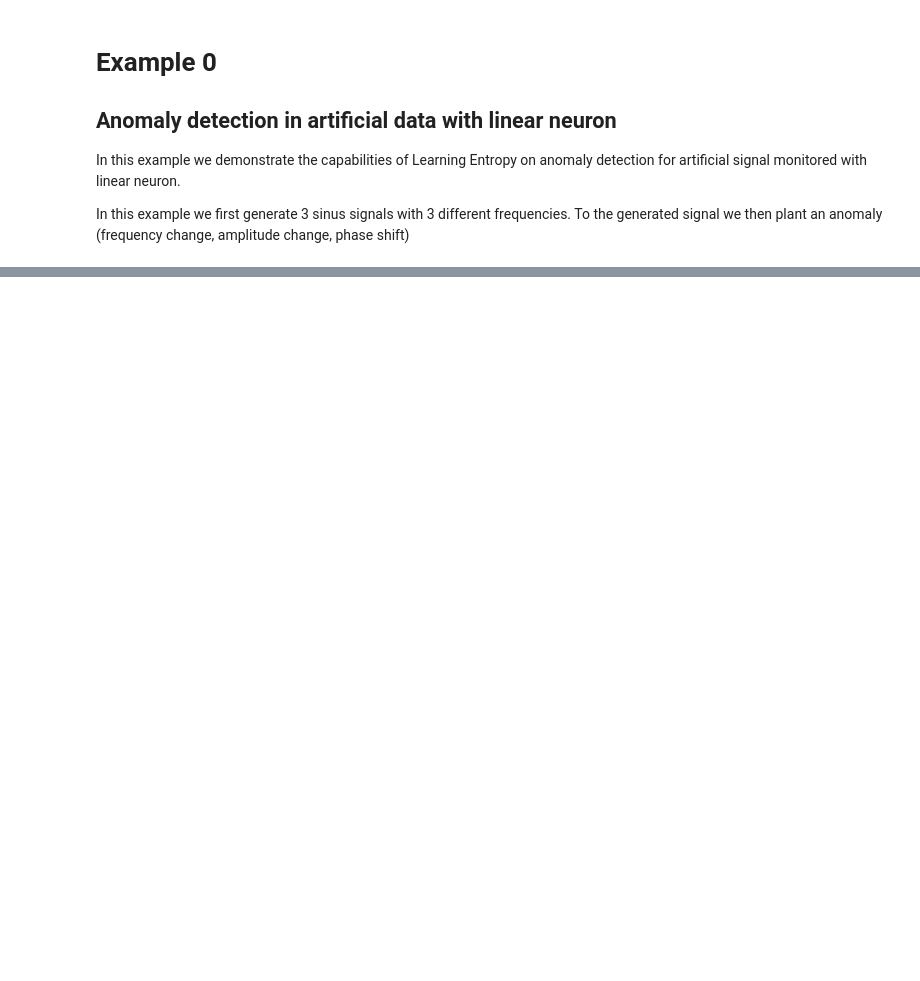
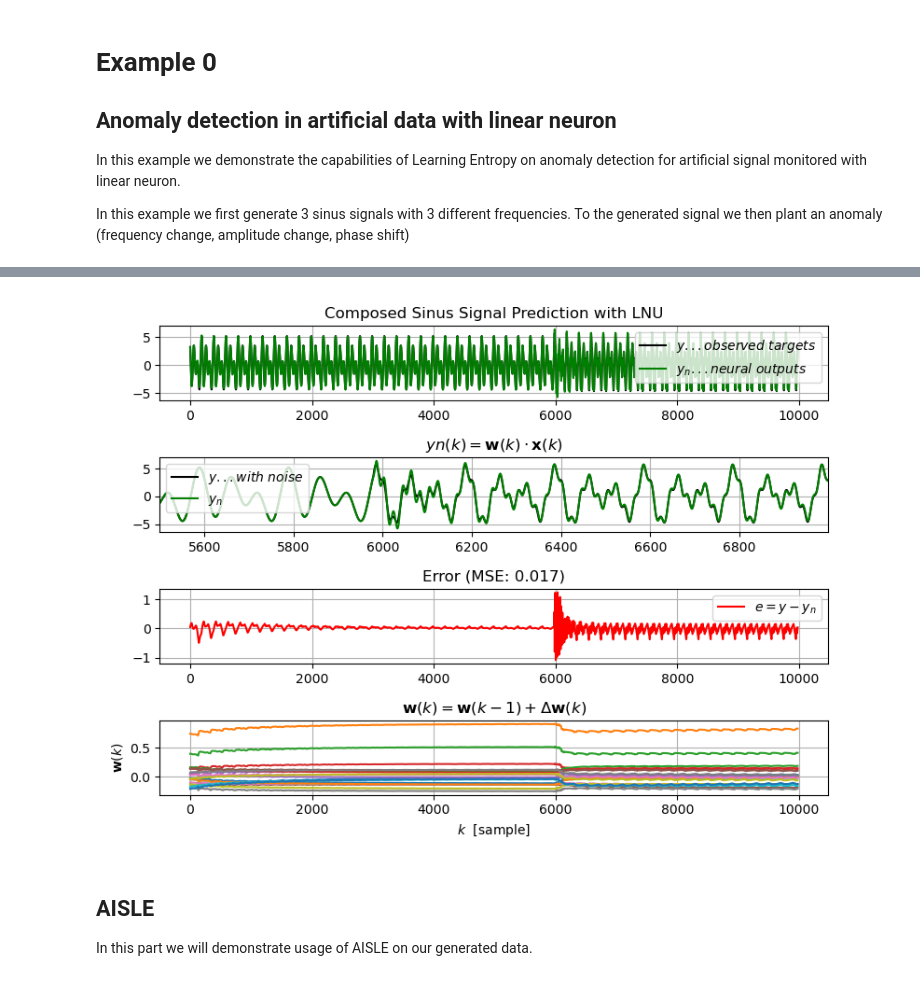
Before and after one commit to carnosi/AISLEX, a Jupyter notebook: examples/Example_0_artificial_data_linear_neuron.ipynb, the cells around one changed output, grey strips where cells are left out. Drawn from its saved outputs; the diff is of its cells as text; code cells hidden in the pictures; blank space fills up the shorter version.

```diff
--- a/examples/Example_0_artificial_data_linear_neuron.ipynb
+++ b/examples/Example_0_artificial_data_linear_neuron.ipynb
@@ -66,0 +72,18 @@ plt.show()
+# %%
+# Prepare higher order neural unit and training data
+N = data.shape[0]
+nu = 20  # This can be set dynamically to decide the number of historical values
+prediction_horizon = 1
+
+# Prepare higher order neural unit and training data
+X = np.ones((N, 1 + nu))  # Holder for prepared features and bias, +1 for the bias term
+y = np.zeros((N,))
+
+# Generate X, y dynamically based on 'nu'
+for k in range(nu, N - prediction_horizon):
+    X[k, 1:] = data[k - nu:k][::-1]  # Assign historical data in reverse order
+    y[k] = data[k + prediction_horizon]
+
+# Remove padding used for historical data and prediction horizon
+X = X[nu:-prediction_horizon, :]
+y = y[nu:-prediction_horizon]
@@ -66,0 +136,47 @@ plt.show()
+# %%
+# Calculate Mean Squared Error and round it to 3 digits
+error = round(epoch_error, 3)
+
+plt.figure(figsize=(8, 6))
+plt.subplots_adjust(hspace=.5)
+
+# Plot observed targets and neural outputs
+ax1 = plt.subplot(411)
+plt.title("Composed Sinus Signal Prediction with LNU")
+plt.plot(y, "k", label=r"$y ... observed \ targets$")
+plt.plot(yn, "g", label=r"$y_n ... neural \ outputs$")
+plt.legend()
+plt.grid()
+
+# Plot last 100 samples of noisy and neural outputs
+ax2 = plt.subplot(412)
+plt.title(r"$yn(k)=\mathbf{w}(k) \cdot \mathbf{x}(k)$")
+sample_range = np.arange(anomaly_start-500, anomaly_start+1000)  # Correct X axis for the last 100 samples
+plt.plot(sample_range, y[anomaly_start-500:anomaly_start+1000], "k", label=r"$y...with \ noise$")
+plt.plot(sample_range, yn[anomaly_start-500:anomaly_start+1000], "g", label=r"$y_n$")
+plt.xlim(sample_range[0], sample_range[-1])  # Set x-axis limits
+plt.grid()
+plt.legend()
+
+
+# Plot error between observed targets and neural outputs
+ax3 = plt.subplot(413, sharex=ax1)
+plt.plot(e, "r", label=r"$e=y-y_n$")
+plt.title(f"Error (MSE: {error})")  # Include MSE in the title
+plt.legend()
+plt.grid()
+
+# Plot weights adaptation
+ax4 = plt.subplot(414, sharex=ax1)
+plt.plot(Wall), plt.ylabel(r"$\mathbf{w}(k)$")
+plt.title(r"$\mathbf{w}(k)=\mathbf{w}(k-1)+\Delta \mathbf{w}(k)$")
+plt.grid()
+plt.xlabel(r"$k$  [sample]")
+
+plt.tight_layout()
+plt.show()
+# %% [output]
+[figure, added]
+# %% [markdown]
+## AISLE
+In this part we will demonstrate usage of AISLE on our generated data.
```
Also changed, not shown: parts of 10 cells of this notebook, 2 other files.
